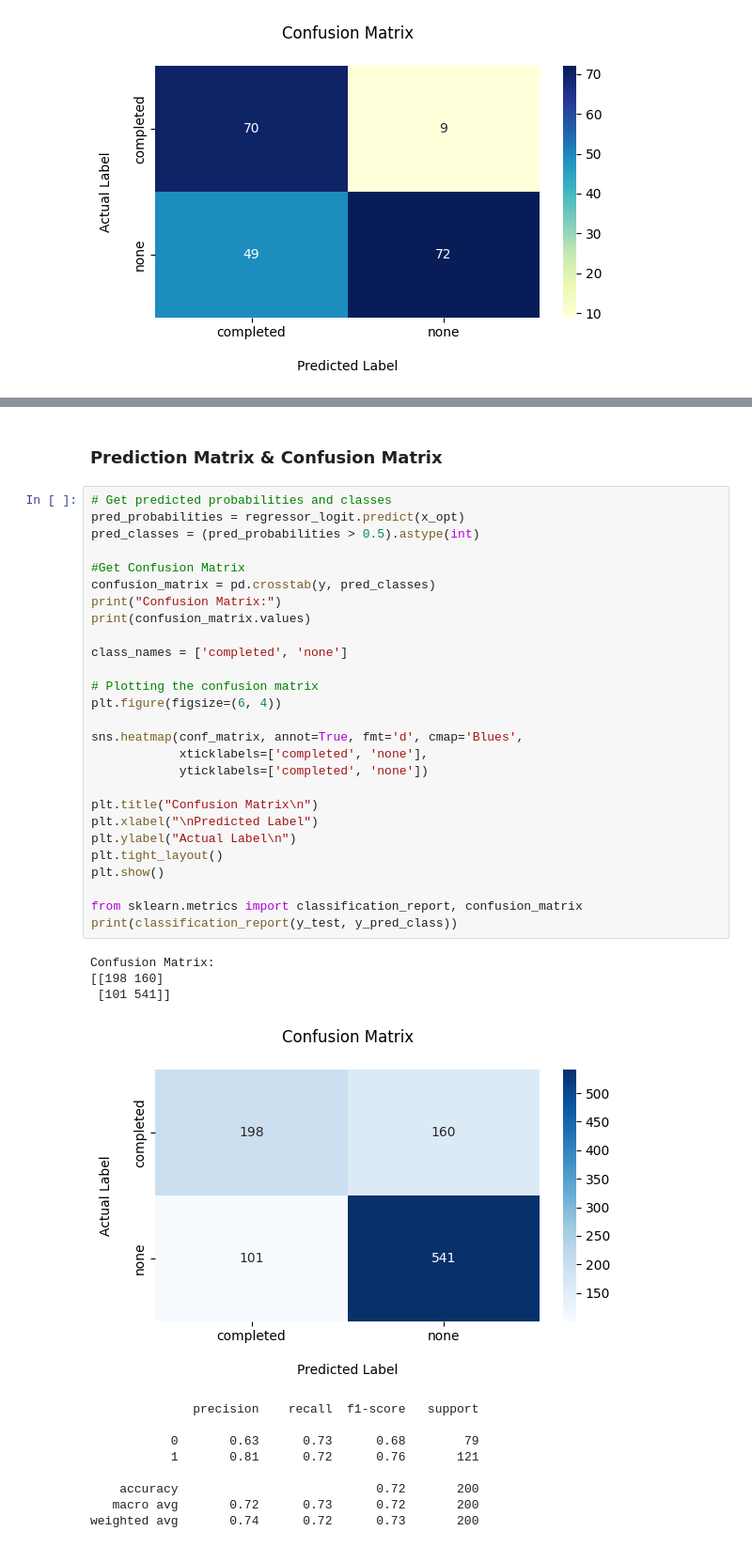
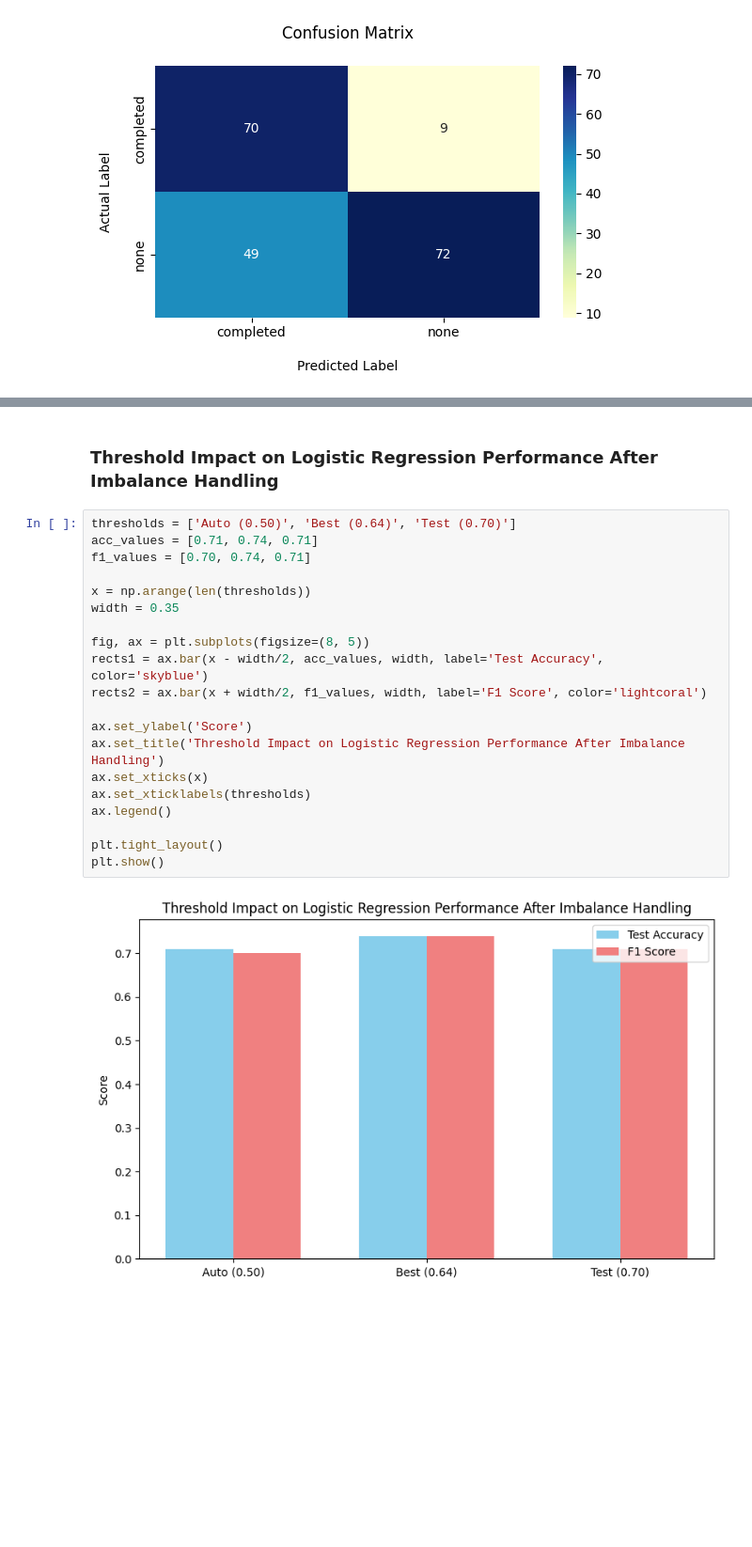
Before and after one commit to SakibMizan/MLProjectStudentPerformance, a Jupyter notebook: SakibMizanProject.ipynb, the cells around one changed output, grey strips where cells are left out. Shown at 94% size. Saved outputs shown, nothing was run; the diff lists cells and outputs as text; blank space fills up the shorter version.

```diff
--- a/SakibMizanProject.ipynb
+++ b/SakibMizanProject.ipynb
@@ -685,42 +682,24 @@ remainder__writing score                                  -0.3061      0.025
-# %% [markdown]
-### Prediction Matrix & Confusion Matrix
-# %%
-# Get predicted probabilities and classes
-pred_probabilities = regressor_logit.predict(x_opt)
-pred_classes = (pred_probabilities > 0.5).astype(int)
-
-#Get Confusion Matrix
-confusion_matrix = pd.crosstab(y, pred_classes)
-print("Confusion Matrix:")
-print(confusion_matrix.values)
-
-class_names = ['completed', 'none']
-
-# Plotting the confusion matrix
-plt.figure(figsize=(6, 4))
-
-sns.heatmap(conf_matrix, annot=True, fmt='d', cmap='Blues',
-            xticklabels=['completed', 'none'],
-            yticklabels=['completed', 'none'])
-
-plt.title("Confusion Matrix\n")
-plt.xlabel("\nPredicted Label")
-plt.ylabel("Actual Label\n")
-plt.tight_layout()
-plt.show()
-
-from sklearn.metrics import classification_report, confusion_matrix
-print(classification_report(y_test, y_pred_class))
-# %% [output]
-Confusion Matrix:
-[[198 160]
- [101 541]]
-[figure, removed]
-              precision    recall  f1-score   support
-
-           0       0.63      0.73      0.68        79
-           1       0.81      0.72      0.76       121
-
-    accuracy                           0.72       200
-   macro avg       0.72      0.73      0.72       200
-weighted avg       0.74      0.72      0.73       200
+# %% [markdown]
+### Threshold Impact on Logistic Regression Performance After Imbalance Handling
+# %%
+thresholds = ['Auto (0.50)', 'Best (0.64)', 'Test (0.70)']
+acc_values = [0.71, 0.74, 0.71]
+f1_values = [0.70, 0.74, 0.71]
+
+x = np.arange(len(thresholds))
+width = 0.35
+
+fig, ax = plt.subplots(figsize=(8, 5))
+rects1 = ax.bar(x - width/2, acc_values, width, label='Test Accuracy', color='skyblue')
+rects2 = ax.bar(x + width/2, f1_values, width, label='F1 Score', color='lightcoral')
+
+ax.set_ylabel('Score')
+ax.set_title('Threshold Impact on Logistic Regression Performance After Imbalance Handling')
+ax.set_xticks(x)
+ax.set_xticklabels(thresholds)
+ax.legend()
+
+plt.tight_layout()
+plt.show()
+# %% [output]
+[figure, added]
```
Also changed, not shown: parts of 17 cells of this notebook, 1 other file.
